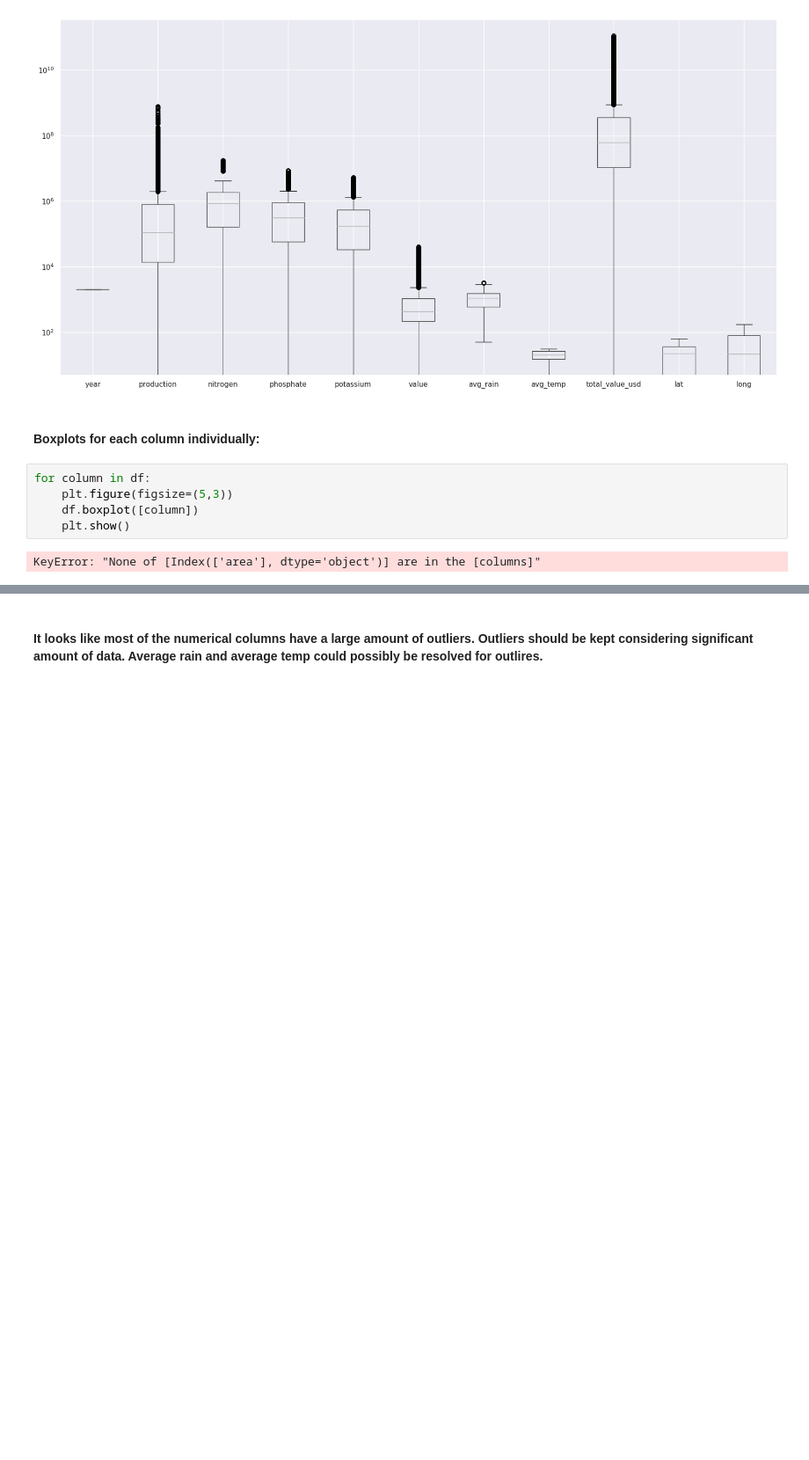
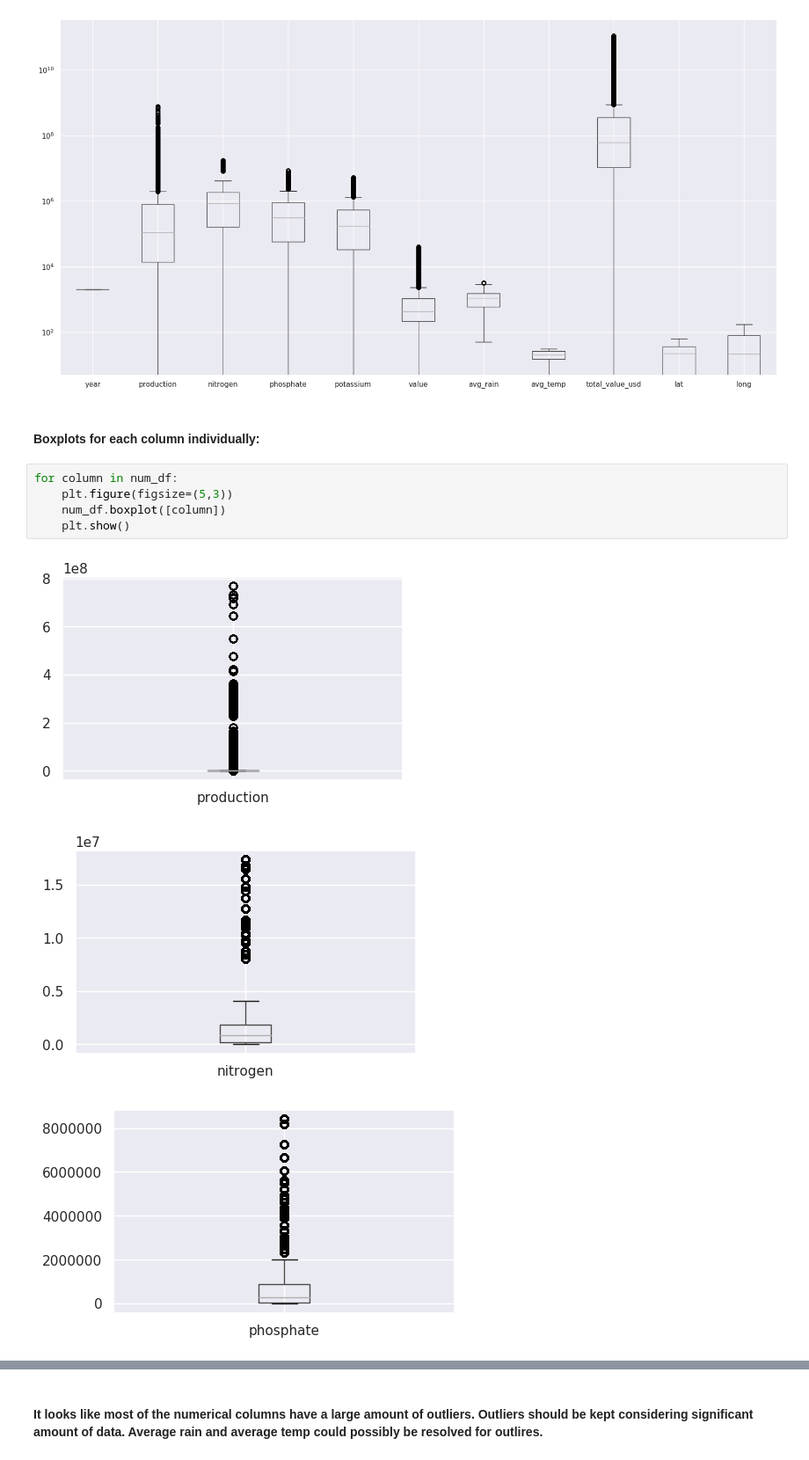
Before and after one commit to hunterblum/CloudFinal-Team1, a Jupyter notebook: Cloud_Team1.ipynb, the cells around one changed output, grey strips where cells are left out. Shown at 88% size. Saved outputs shown, nothing was run; the diff lists cells and outputs as text; blank space fills up the shorter version.

```diff
--- a/Cloud_Team1.ipynb
+++ b/Cloud_Team1.ipynb
@@ -730,9 +739,11 @@ plt.show()
 # %% [markdown]
 #### Boxplots for each column individually:
 # %%
-for column in df:
+for column in num_df:
     plt.figure(figsize=(5,3))
-    df.boxplot([column])
+    num_df.boxplot([column])
     plt.show()
 # %% [output]
-KeyError: "None of [Index(['area'], dtype='object')] are in the [columns]"
+[figure, added]
+[figure, added]
+[figure, added]
```
Also changed, not shown: parts of 2 cells of this notebook.
